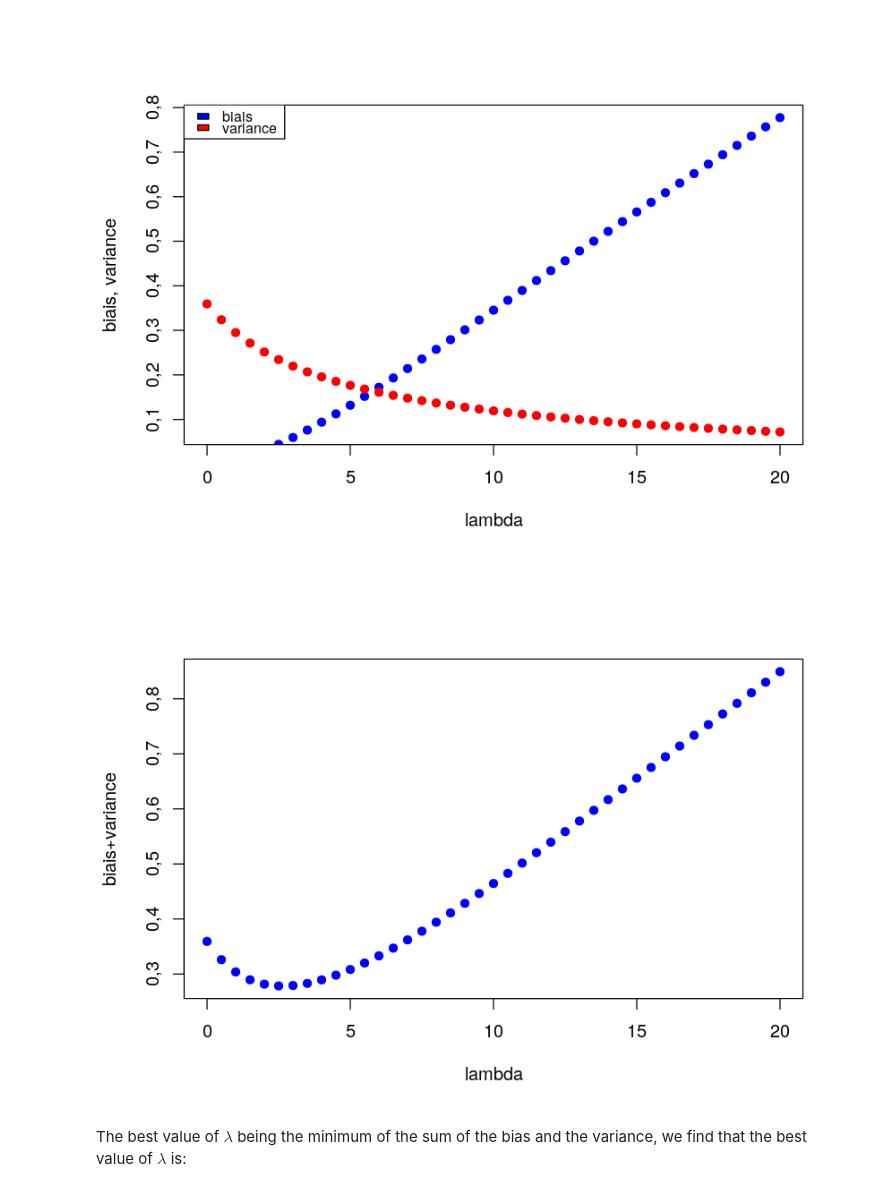
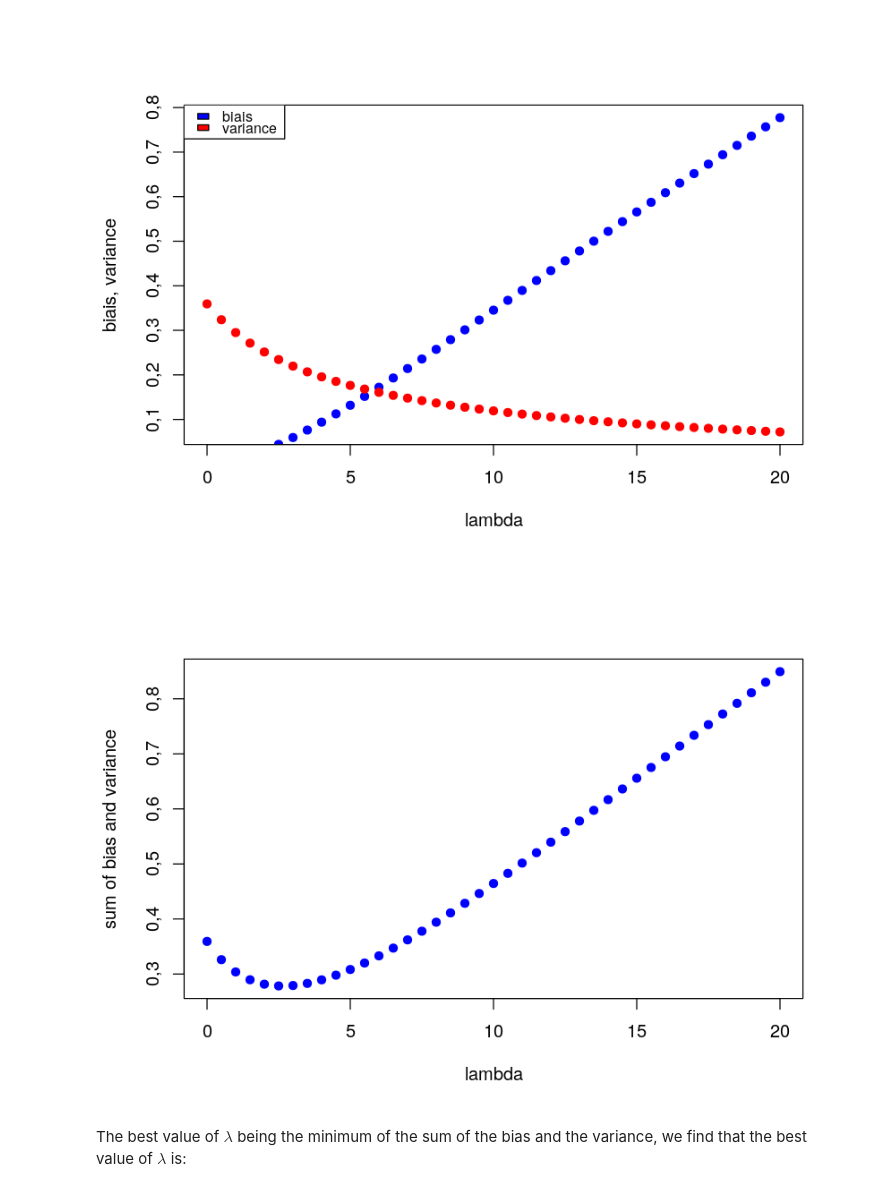
Before and after one commit to sylvaincom/high-dimensional-statistics, a Jupyter notebook: tp3.ipynb, the cells around one changed output. Drawn from its saved outputs; the diff is of its cells as text; code cells hidden in the pictures.

```diff
--- a/tp3.ipynb
+++ b/tp3.ipynb
@@ -248,9 +248,9 @@ legend("topleft", legend=c("biais", "variance"), fill=c("blue", "red"), cex=0.8)
 # %%
 l_sum = l_biais + l_var
 plot(l_lambda, l_sum, pch=19, col="blue", ylim = c(min(l_sum), max(l_sum)), xlab="lambda",
-     ylab="biais+variance")
+     ylab="sum of bias and variance")
 # %% [output]
-[figure, old version]
+[figure, new version]
 # %% [markdown]
 The best value of $\lambda$ being the minimum of the sum of the bias and the variance, we find that the best value of $\lambda$ is:
 # %%
```
Also changed, not shown: parts of 7 cells of this notebook.
